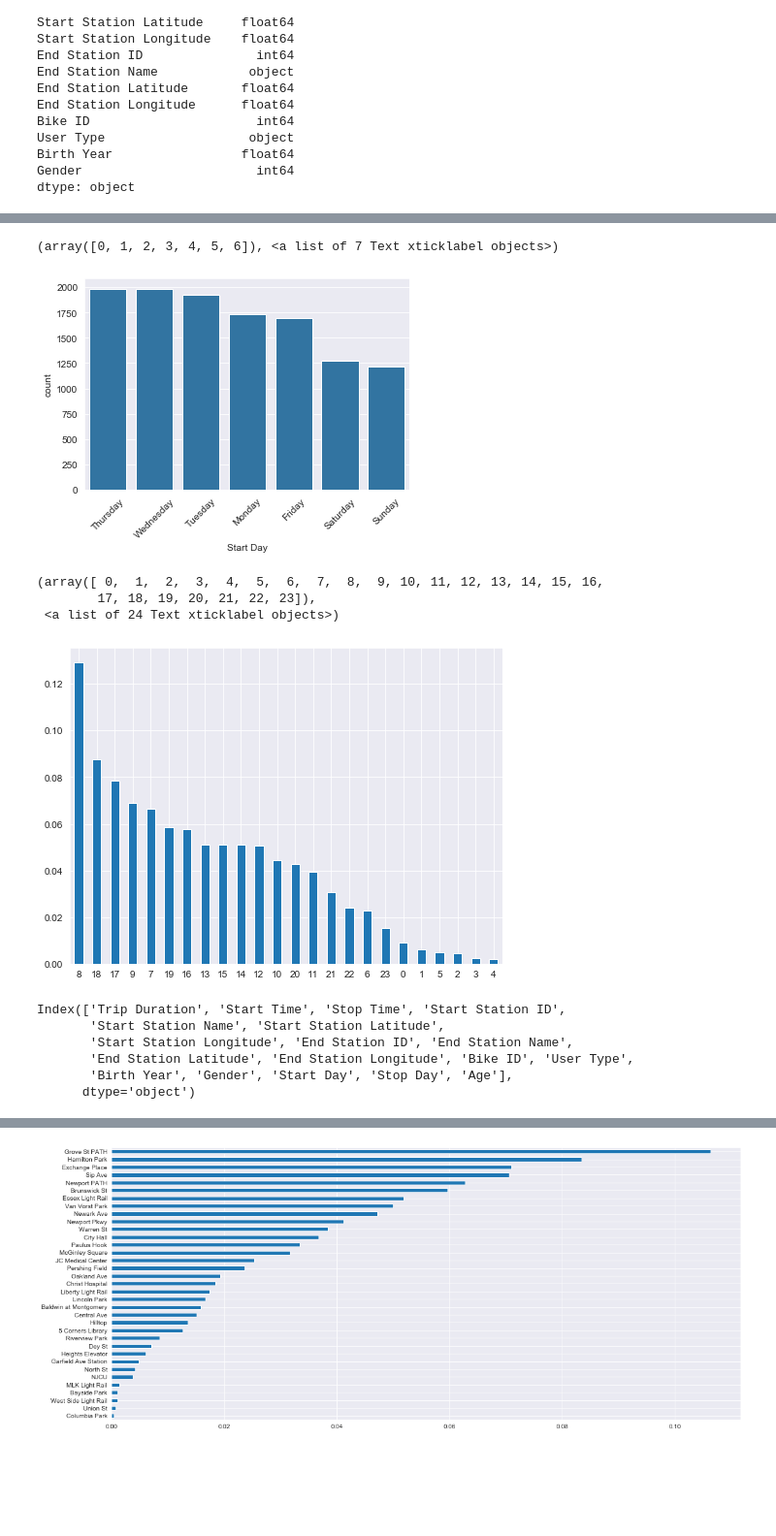
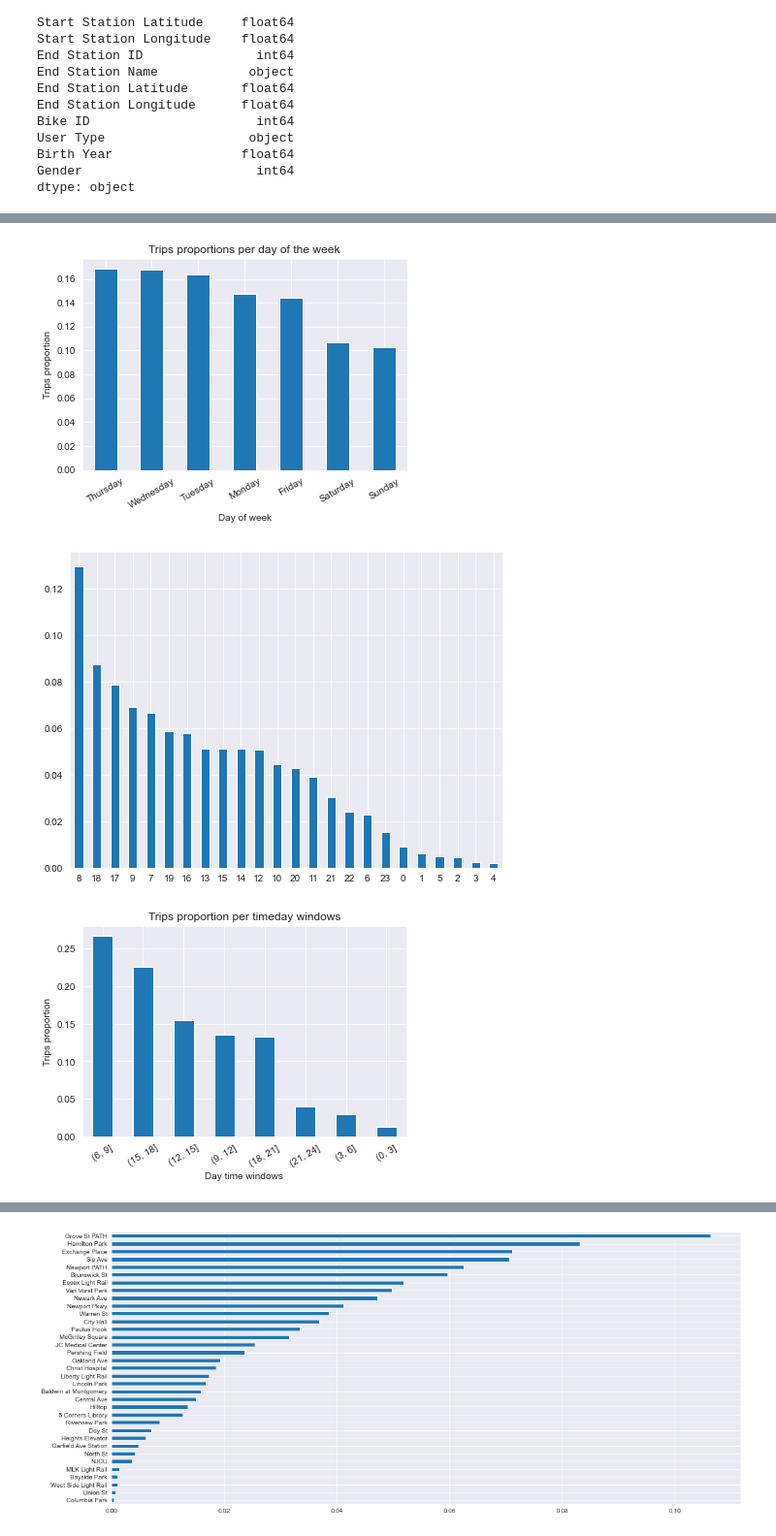
Before and after one commit to midoeddou/citibike_december2015, a Jupyter notebook: Desktop/Udacity/data_scientist/project_one_blog/citi_bike_ride.ipynb, the cells around one changed output, grey strips where cells are left out. Shown: that part at 97% size. Cells and saved outputs as stored; diff of their text form; code cells hidden in the pictures; blank space fills up the shorter version.

```diff
--- a/Desktop/Udacity/data_scientist/project_one_blog/citi_bike_ride.ipynb
+++ b/Desktop/Udacity/data_scientist/project_one_blog/citi_bike_ride.ipynb
@@ -83,0 +157,3 @@ df.hist(figsize = (8,10));
+# %%
+# Let's drop these outliers then
+df = df[df['Trip Duration']<=10800]
@@ -97,7 +224,0 @@ df['Stop Time'] = pd.to_datetime(df['Stop Time'])
-# %%
-# time range of the dataset ? 1st December to 21st of Feb
-print(df['Start Time'].min())
-print(df['Stop Time'].max())
-# 21 trips present very high duration trips  > 8h and we decided to first drop these inconsistent values
-df[df['Trip Duration'] > 28800].index
-df = df.drop(labels = df[df['Trip Duration'] > 28800].index,axis=0)
@@ -173,26 +273,37 @@ plt.xticks(rotation=45);
 # %%
 # what days of the week bikes are most used ?
-base_color = sns.color_palette()[0]
-sns.countplot(data =df,x='Start Day',color=base_color,order =df['Start Day'].value_counts().index);
-plt.xticks(rotation=45)
+
+base_color = sns.color_palette()[0];
+#sns.countplot(data =df,x='Start Day',color=base_color,order =df['Start Day'].value_counts().index);
+(df['Start Day'].value_counts()/df['Start Day'].value_counts().sum()).plot(kind='bar')
+# x-axis label
+plt.xlabel('Day of week')
+plt.xticks(rotation=30);
+# frequency label
+plt.ylabel('Trips proportion')
+# plot title
+plt.title('Trips proportions per day of the week');
 # %% [output]
-(array([0, 1, 2, 3, 4, 5, 6]), <a list of 7 Text xticklabel objects>)
-[figure, old version]
+[figure, new version]
 # %%
 # time of the day when bikes are used
-(df["Start Time"].dt.hour.value_counts()/df["Start Time"].dt.hour.value_counts().sum()).plot(kind='bar',figsize=(8,6))
-plt.xticks(rotation=0,)
+(df["Start Time"].dt.hour.value_counts()/df["Start Time"].dt.hour.value_counts().sum()).plot(kind='bar',figsize=(8,6));
+plt.xticks(rotation=0,);
 # %% [output]
-(array([ 0,  1,  2,  3,  4,  5,  6,  7,  8,  9, 10, 11, 12, 13, 14, 15, 16,
-        17, 18, 19, 20, 21, 22, 23]),
- <a list of 24 Text xticklabel objects>)
 [figure]
-# %%
-df.columns
-# %% [output]
-Index(['Trip Duration', 'Start Time', 'Stop Time', 'Start Station ID',
-       'Start Station Name', 'Start Station Latitude',
-       'Start Station Longitude', 'End Station ID', 'End Station Name',
-       'End Station Latitude', 'End Station Longitude', 'Bike ID', 'User Type',
-       'Birth Year', 'Gender', 'Start Day', 'Stop Day', 'Age'],
-      dtype='object')
+# %%
+# Arranging the data per day timeslot so we can easily represent what parts of the day are the citibikes most used
+# We chose a 3h duration for each timeslot, you can also try it with 2 or 4, just change the step in the np.arange
+# below!
+
+df["Day Slot"] = pd.cut(x=df["Start Time"].dt.hour, bins=np.arange(0,25,3))
+(df["Day Slot"].value_counts()/df["Day Slot"].value_counts().sum()).plot(kind=('bar'))
+# x-axis label
+plt.xlabel('Day time windows')
+plt.xticks(rotation=30);
+# frequency label
+plt.ylabel('Trips proportion')
+# plot title
+plt.title('Trips proportion per timeday windows');
+# %% [output]
+[figure, added]
```
Also changed, not shown: parts of 60 cells of this notebook.
